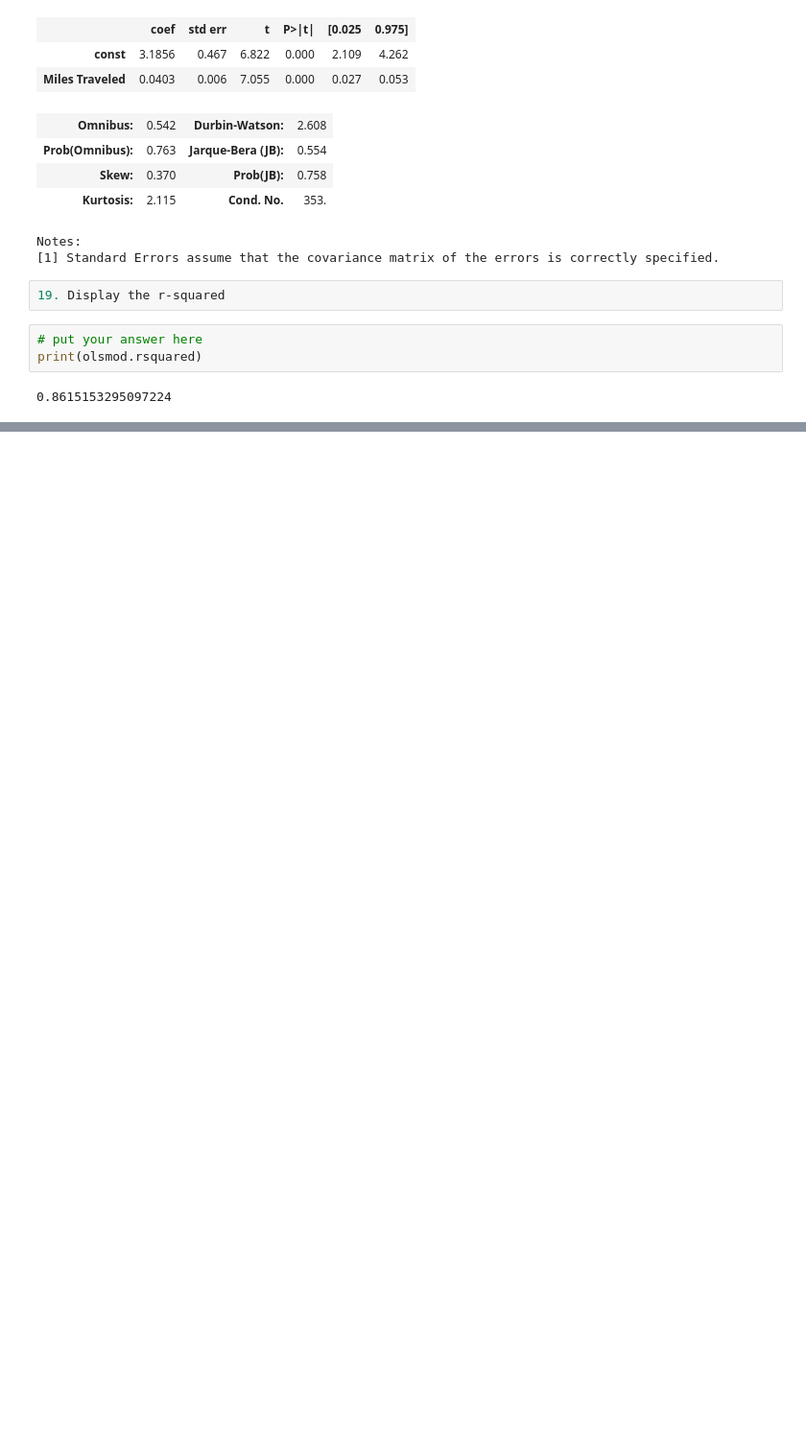
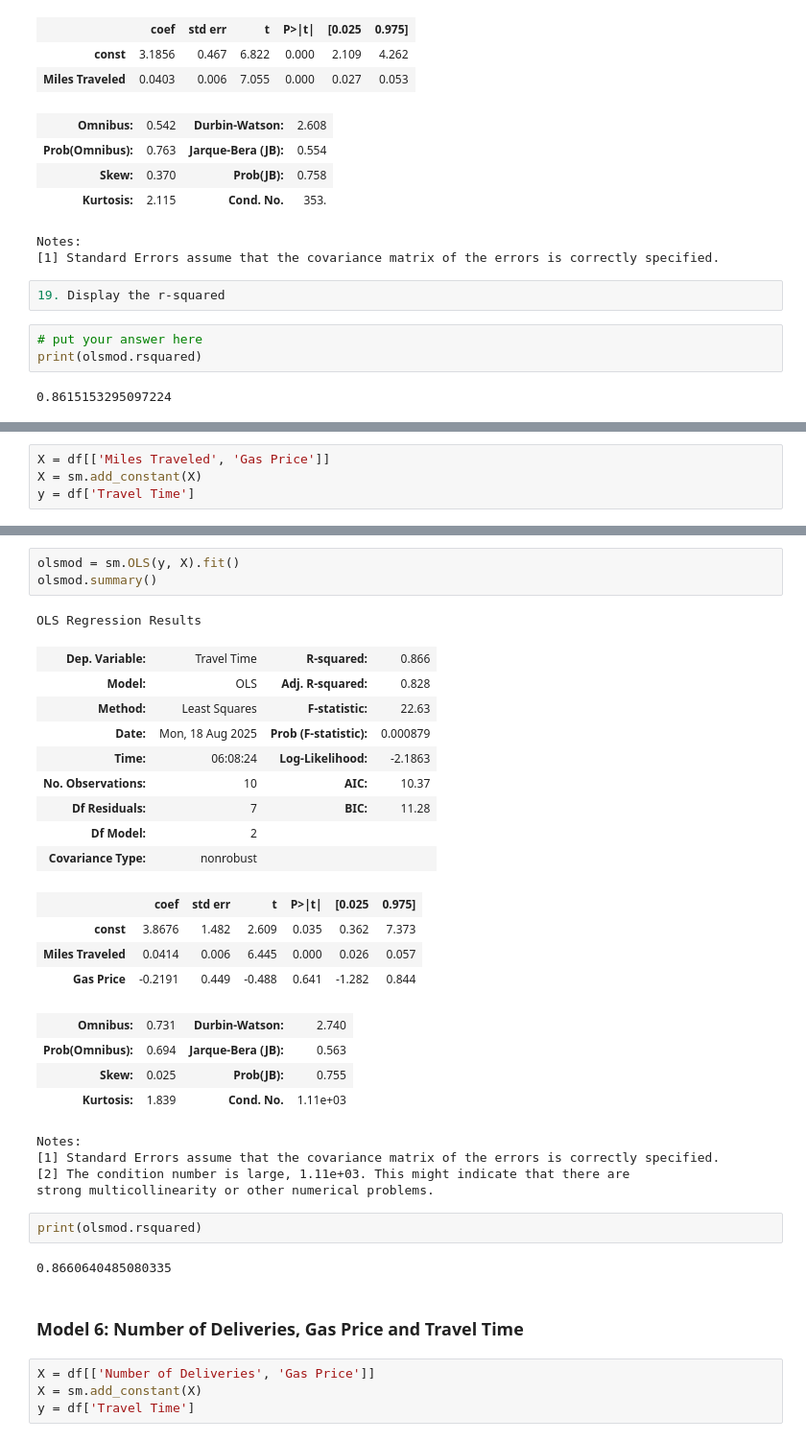
Before and after one commit to lowvey/CCMACLRL_EXERCISES_COM232, a Jupyter notebook: Exercise2B.ipynb, the cells around one changed output, grey strips where cells are left out. Shown at 96% size. Drawn from its saved outputs; the diff is of its cells as text; blank space fills up the shorter version.

```diff
--- a/Exercise2B.ipynb
+++ b/Exercise2B.ipynb
@@ -267,0 +397,4 @@ print(olsmod.rsquared)
+# %%
+X = df[['Miles Traveled', 'Gas Price']]
+X = sm.add_constant(X)
+y = df['Travel Time']
@@ -267,0 +410,36 @@ print(olsmod.rsquared)
+# %%
+olsmod = sm.OLS(y, X).fit()
+olsmod.summary()
+# %% [output]
+OLS Regression Results
+| Dep. Variable: | Travel Time | R-squared: | 0.866 |
+| Model: | OLS | Adj. R-squared: | 0.828 |
+| Method: | Least Squares | F-statistic: | 22.63 |
+| Date: | Mon, 18 Aug 2025 | Prob (F-statistic): | 0.000879 |
+| Time: | 06:08:24 | Log-Likelihood: | -2.1863 |
+| No. Observations: | 10 | AIC: | 10.37 |
+| Df Residuals: | 7 | BIC: | 11.28 |
+| Df Model: | 2 |  |  |
+| Covariance Type: | nonrobust |  |  |
+|  | coef | std err | t | P>|t| | [0.025 | 0.975] |
+| const | 3.8676 | 1.482 | 2.609 | 0.035 | 0.362 | 7.373 |
+| Miles Traveled | 0.0414 | 0.006 | 6.445 | 0.000 | 0.026 | 0.057 |
+| Gas Price | -0.2191 | 0.449 | -0.488 | 0.641 | -1.282 | 0.844 |
+| Omnibus: | 0.731 | Durbin-Watson: | 2.740 |
+| Prob(Omnibus): | 0.694 | Jarque-Bera (JB): | 0.563 |
+| Skew: | 0.025 | Prob(JB): | 0.755 |
+| Kurtosis: | 1.839 | Cond. No. | 1.11e+03 |
+Notes:
+[1] Standard Errors assume that the covariance matrix of the errors is correctly specified.
+[2] The condition number is large, 1.11e+03. This might indicate that there are
+strong multicollinearity or other numerical problems.
+# %%
+print(olsmod.rsquared)
+# %% [output]
+0.8660640485080335
+# %% [markdown]
+### Model 6: Number of Deliveries, Gas Price and Travel Time
+# %%
+X = df[['Number of Deliveries', 'Gas Price']]
+X = sm.add_constant(X)
+y = df['Travel Time']
```
Also changed, not shown: parts of 25 cells of this notebook.
